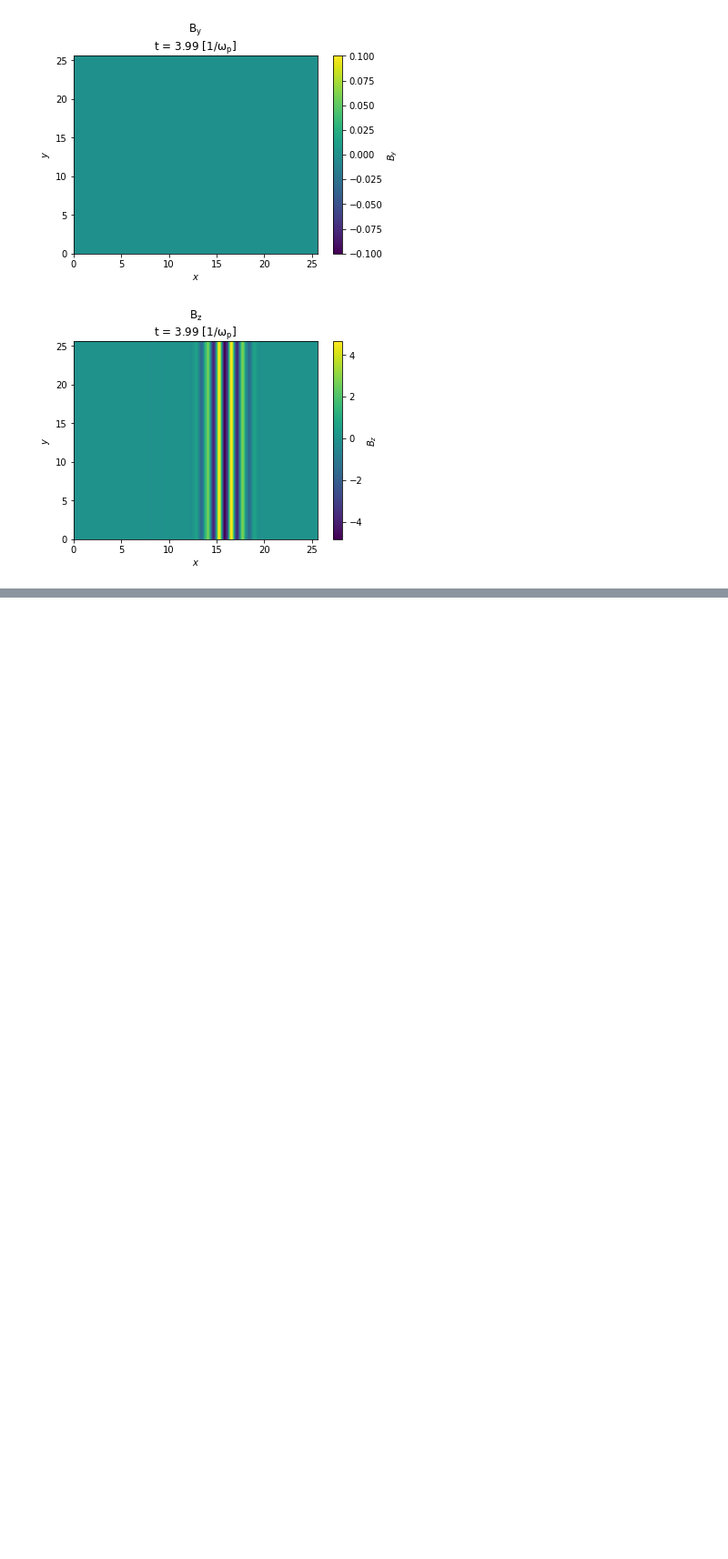
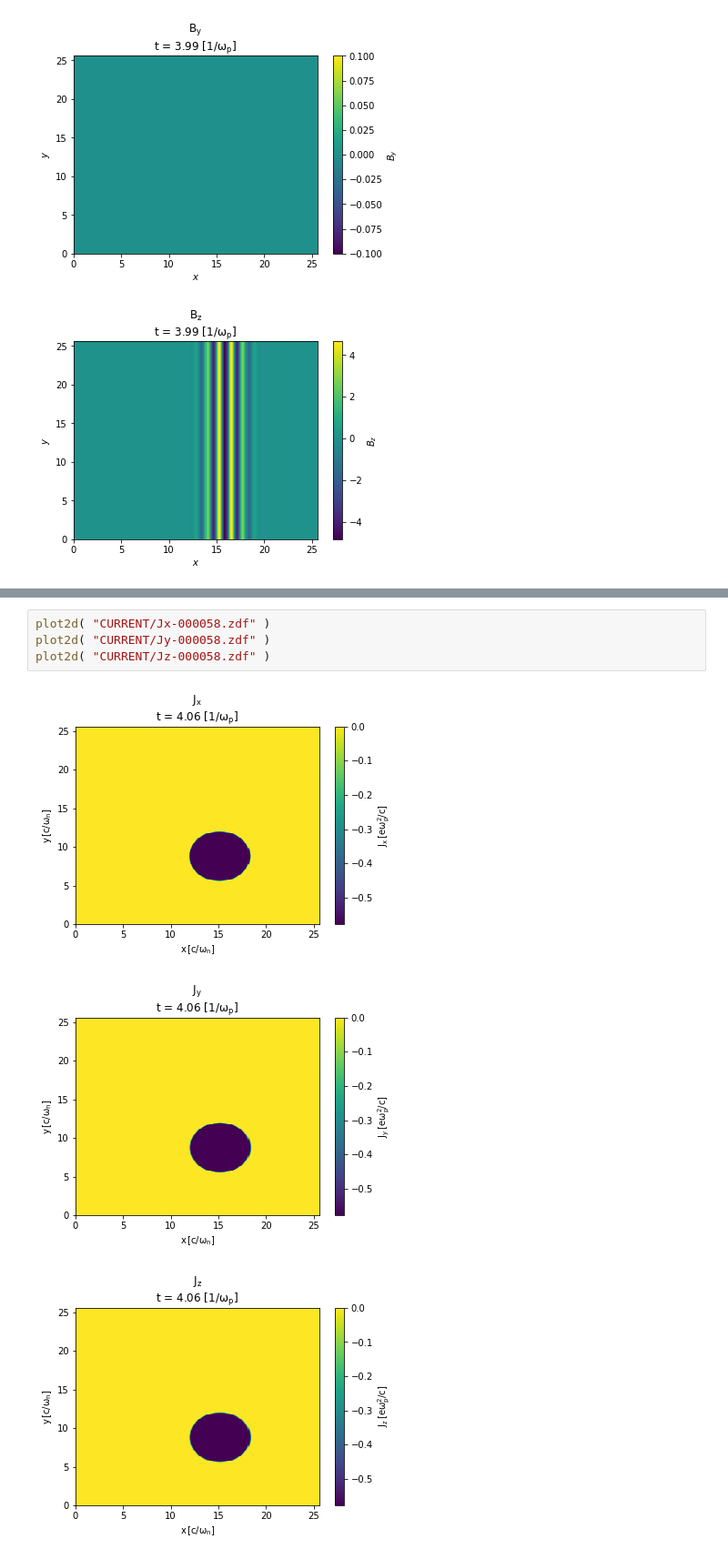
Before and after one commit to ricardo-fonseca/zpic-cuda, a Jupyter notebook: visXD.ipynb, the cells around one changed output, grey strips where cells are left out. Shown: that part at 91% size. Cells and saved outputs as stored; diff of their text form; blank space fills up the shorter version.

```diff
--- a/visXD.ipynb
+++ b/visXD.ipynb
@@ -238,0 +240,8 @@ plot2d("CURRENT/Jz-000000.zdf", xlim = [10,15], ylim = [3, 10])
+# %%
+plot2d( "CURRENT/Jx-000058.zdf" )
+plot2d( "CURRENT/Jy-000058.zdf" )
+plot2d( "CURRENT/Jz-000058.zdf" )
+# %% [output]
+[figure, added]
+[figure, added]
+[figure, added]
```
Also changed, not shown: parts of 5 cells of this notebook, 20 other files.
